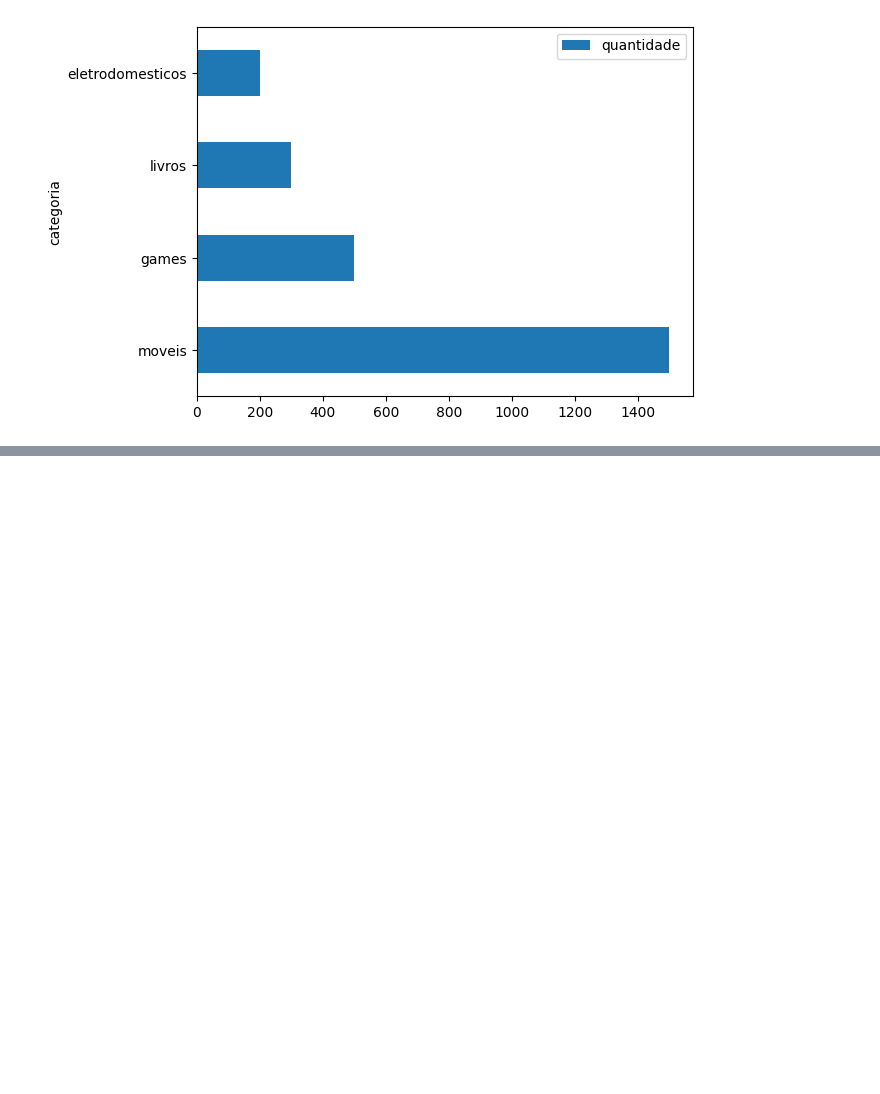
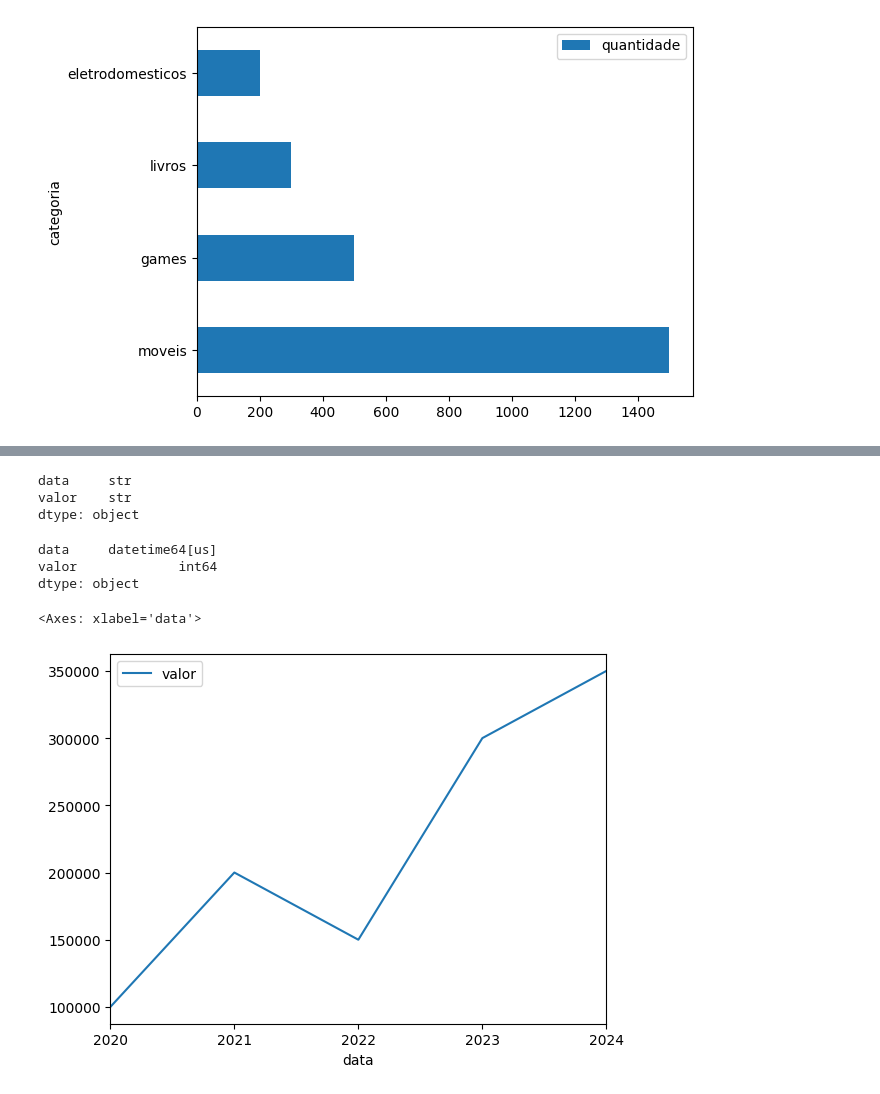
Before and after one commit to Pedro-Antonio-Dev/DataAnalysis, a Jupyter notebook: estatisticaAplicada/estatistica.ipynb, the cells around one changed output, grey strips where cells are left out. Saved outputs shown, nothing was run; the diff lists cells and outputs as text; code cells hidden in the pictures; blank space fills up the shorter version.

```diff
--- a/estatisticaAplicada/estatistica.ipynb
+++ b/estatisticaAplicada/estatistica.ipynb
@@ -245,0 +249,8 @@ dataframe_vendas.sort_values("quantidade", ascending=False).plot.barh(x="categor
+# %%
+dic_faturamento = {
+    "data": ["2020-01-01", "2021-01-01", "2022-01-01", "2023-01-01", "2024-01-01"],
+    "valor": ["100000", "200000", "150000", "300000", "350000"]
+}
+# %%
+dataframe_faturamento = pd.DataFrame(dic_faturamento)
+dataframe_faturamento
@@ -245,0 +264,19 @@ dataframe_vendas.sort_values("quantidade", ascending=False).plot.barh(x="categor
+# %%
+dataframe_faturamento.dtypes
+# %% [output]
+data     str
+valor    str
+dtype: object
+# %%
+dataframe_faturamento["data"] = pd.to_datetime(dataframe_faturamento["data"])
+dataframe_faturamento["valor"] = pd.to_numeric(dataframe_faturamento["valor"])
+dataframe_faturamento.dtypes
+# %% [output]
+data     datetime64[us]
+valor             int64
+dtype: object
+# %%
+dataframe_faturamento.plot.line(x="data", y="valor")
+# %% [output]
+<Axes: xlabel='data'>
+[figure, added]
```
Also changed, not shown: parts of 2 cells of this notebook.
